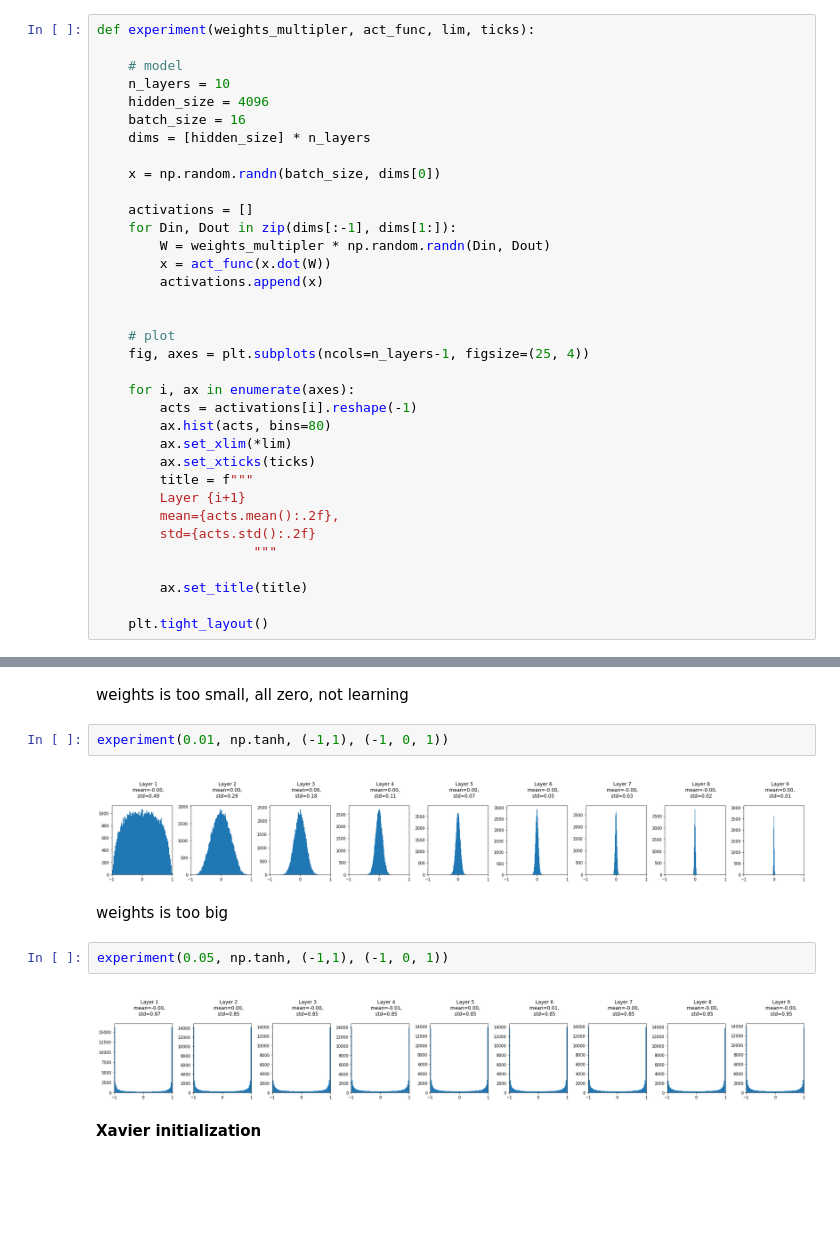
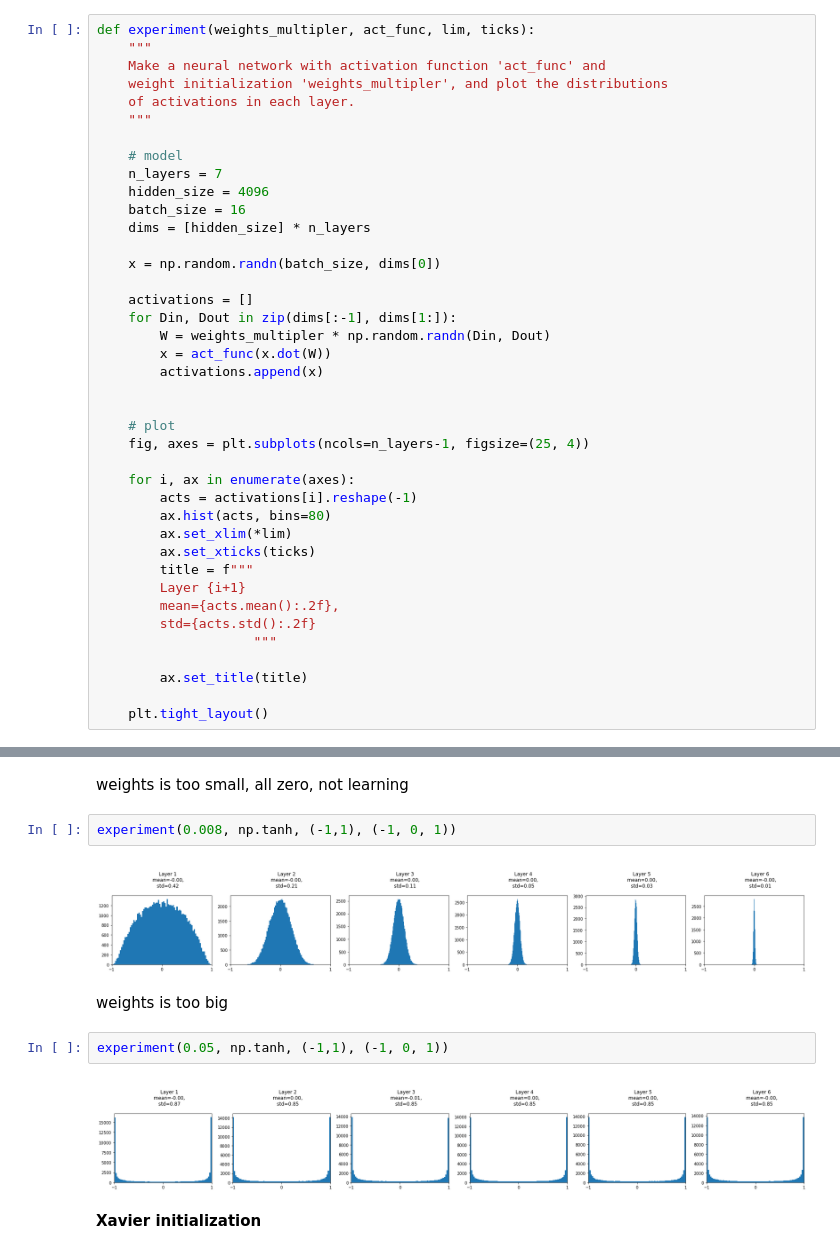
Before and after one commit to peiyiHung/mywebsite, a Jupyter notebook: _notebooks/2021-03-21-Experiments with activation functions and weights initialization.ipynb, the cells around one changed output, grey strips where cells are left out. Drawn from its saved outputs; the diff is of its cells as text; blank space fills up the shorter version.

```diff
--- a/_notebooks/2021-03-21-Experiments with activation functions and weights initialization.ipynb
+++ b/_notebooks/2021-03-21-Experiments with activation functions and weights initialization.ipynb
@@ -18,9 +18,14 @@ import matplotlib.pyplot as plt
 why? how? where do i got inspired?
 # %%
 def experiment(weights_multipler, act_func, lim, ticks):
+    """
+    Make a neural network with activation function 'act_func' and
+    weight initialization 'weights_multipler', and plot the distributions
+    of activations in each layer.
+    """
 
     # model
-    n_layers = 10
+    n_layers = 7
     hidden_size = 4096
     batch_size = 16
     dims = [hidden_size] * n_layers
@@ -99,15 +104,15 @@ axes[1].set_title("Derivatives of Tanh");
 # %% [markdown]
 weights is too small, all zero, not learning
 # %%
-experiment(0.01, np.tanh, (-1,1), (-1, 0, 1))
+experiment(0.008, np.tanh, (-1,1), (-1, 0, 1))
 # %% [output]
-[figure, old version]
+[figure, new version]
 # %% [markdown]
 weights is too big
 # %%
 experiment(0.05, np.tanh, (-1,1), (-1, 0, 1))
 # %% [output]
-[figure, old version]
+[figure, new version]
 # %% [markdown]
 **Xavier initialization**
 # %% [markdown]
```
Also changed, not shown: parts of 8 cells of this notebook.
